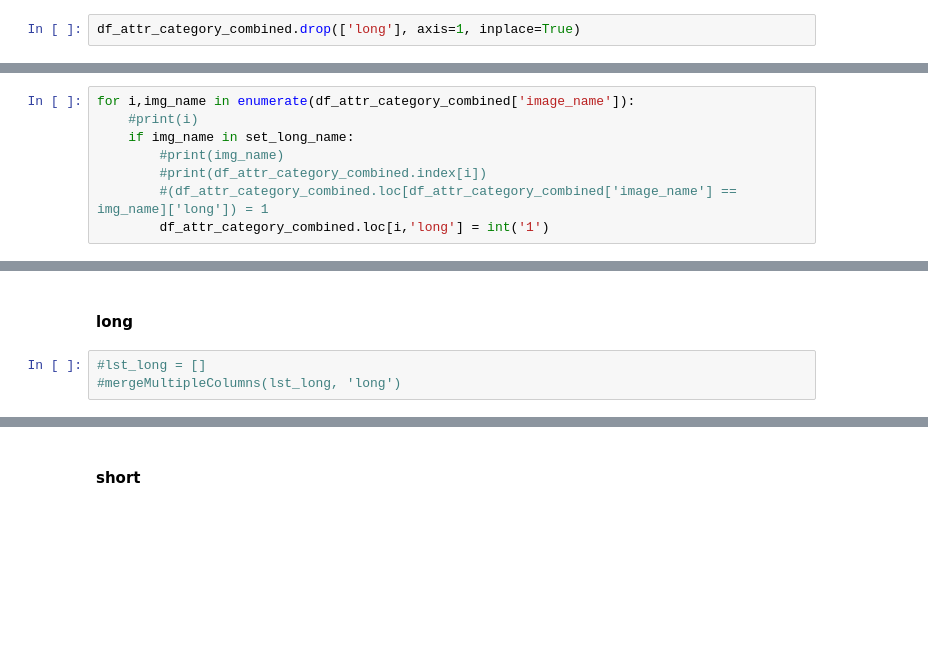
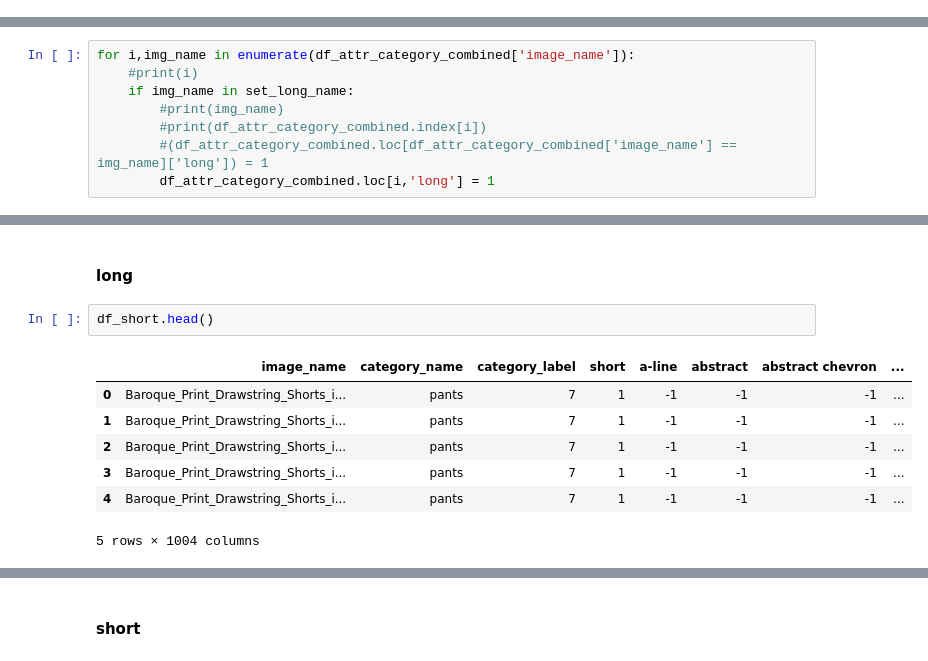
Before and after one commit to starsuzi/deep-fashion, a Jupyter notebook: merge-more-attributes.ipynb, the cells around one changed output, grey strips where cells are left out. Drawn from its saved outputs; the diff is of its cells as text; blank space fills up the shorter version.

Commit message:
long pants and long skirts

```diff
--- a/merge-more-attributes.ipynb
+++ b/merge-more-attributes.ipynb
@@ -298,8 +298,6 @@ df_skirt_attr_combined_temp.head()
 | 2 | Abstract_Brushstroke_Print_Pencil... | skirt | -1 | 8 |
 | 3 | Abstract_Brushstroke_Print_Pencil... | skirt | 1 | 8 |
 | 4 | Abstract_Brushstroke_Print_Pencil... | skirt | -1 | 8 |
-# %%
-df_attr_category_combined.drop(['long'], axis=1, inplace=True)
 # %%
 df_attr_category_combined.insert(3, 'long',np.NaN )
 # %%
@@ -321,7 +319,7 @@ for i,img_name in enumerate(df_attr_category_combined['image_name']):
         #print(img_name)
         #print(df_attr_category_combined.index[i])
         #(df_attr_category_combined.loc[df_attr_category_combined['image_name'] == img_name]['long']) = 1
-        df_attr_category_combined.loc[i,'long'] = int('1')
+        df_attr_category_combined.loc[i,'long'] = 1
 # %%
 df_attr_category_combined.loc[df_attr_category_combined['image_name'] == 'Abstract_Brushstroke_Print_Pencil_Skirt_img_00000004']
 # %% [output]
@@ -478,6 +493,13 @@ def mergeMultipleColumns(lst_attr, merged_col):
 ## New columns
 # %% [markdown]
 #### long
-# %%
-#lst_long = []
-#mergeMultipleColumns(lst_long, 'long')
+# %%
+df_short.head()
+# %% [output]
+|  | image_name | category_name | category_label | short | a-line | abstract | abstract chevron | ... |
+| 0 | Baroque_Print_Drawstring_Shorts_i... | pants | 7 | 1 | -1 | -1 | -1 | ... |
+| 1 | Baroque_Print_Drawstring_Shorts_i... | pants | 7 | 1 | -1 | -1 | -1 | ... |
+| 2 | Baroque_Print_Drawstring_Shorts_i... | pants | 7 | 1 | -1 | -1 | -1 | ... |
+| 3 | Baroque_Print_Drawstring_Shorts_i... | pants | 7 | 1 | -1 | -1 | -1 | ... |
+| 4 | Baroque_Print_Drawstring_Shorts_i... | pants | 7 | 1 | -1 | -1 | -1 | ... |
+5 rows × 1004 columns
```
Also changed, not shown: parts of 27 cells of this notebook.
